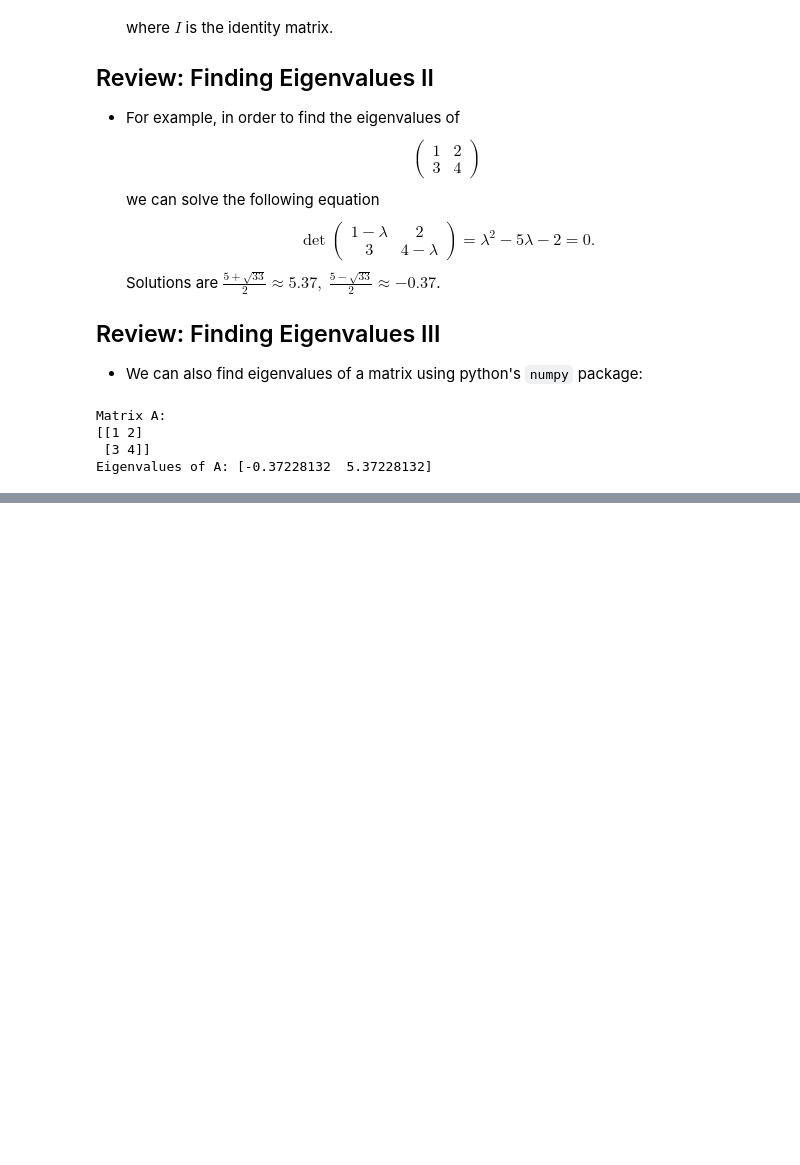
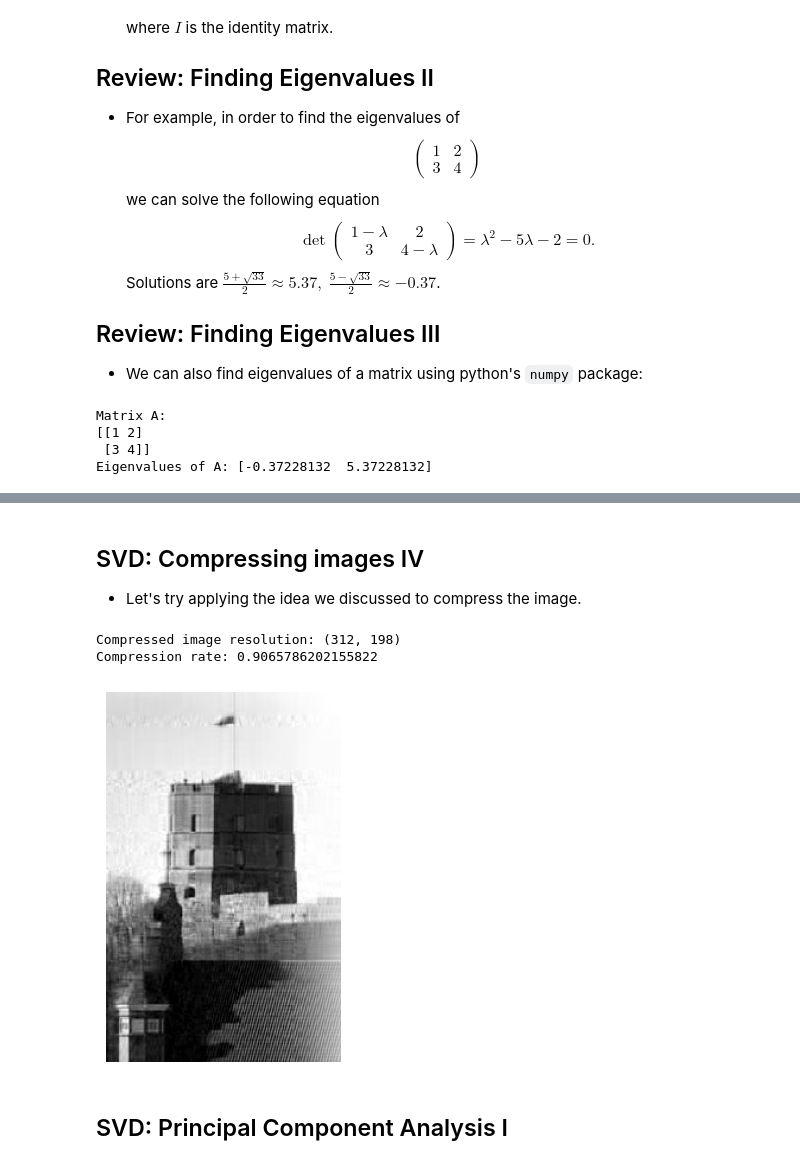
Before and after one commit to jputrius/ml_intro, a Jupyter notebook: chapters/01_applications_of_linear_algebra.ipynb, the cells around one changed output, grey strips where cells are left out. Cells and saved outputs as stored; diff of their text form; code cells hidden in the pictures; blank space fills up the shorter version.

```diff
--- a/chapters/01_applications_of_linear_algebra.ipynb
+++ b/chapters/01_applications_of_linear_algebra.ipynb
@@ -105,0 +218,26 @@ Eigenvalues of A: [-0.37228132  5.37228132]
+# %% [markdown]
+## SVD: Compressing images IV
+
+- Let's try applying the idea we discussed to compress the image.
+# %%
+#| output-location: slide
+def size(u, m, v):
+  """Function to compute SVD matrix sizes"""
+  return u.shape[0]*u.shape[1] + len(m) + v.shape[0]*v.shape[1]
+
+s = 25 # Singular values to keep
+assert(s <= len(M))
+
+U_comp = U[:, :s] # Truncate the matrices
+M_comp = M[0:s]
+V_comp = V[:s, :]
+image_comp = (U_comp * M_comp).dot(V_comp) # Multiply back
+print(f"Compressed image resolution: {image_comp.shape}")
+print(f"Compression rate: {1 - size(U_comp, M_comp, V_comp)/size(U, M, V)}")
+show(image_comp)
+# %% [output]
+Compressed image resolution: (312, 198)
+Compression rate: 0.9065786202155822
+[figure, added]
+# %% [markdown]
+## SVD: Principal Component Analysis I
```
Also changed, not shown: parts of 4 cells of this notebook, 4 other files.
